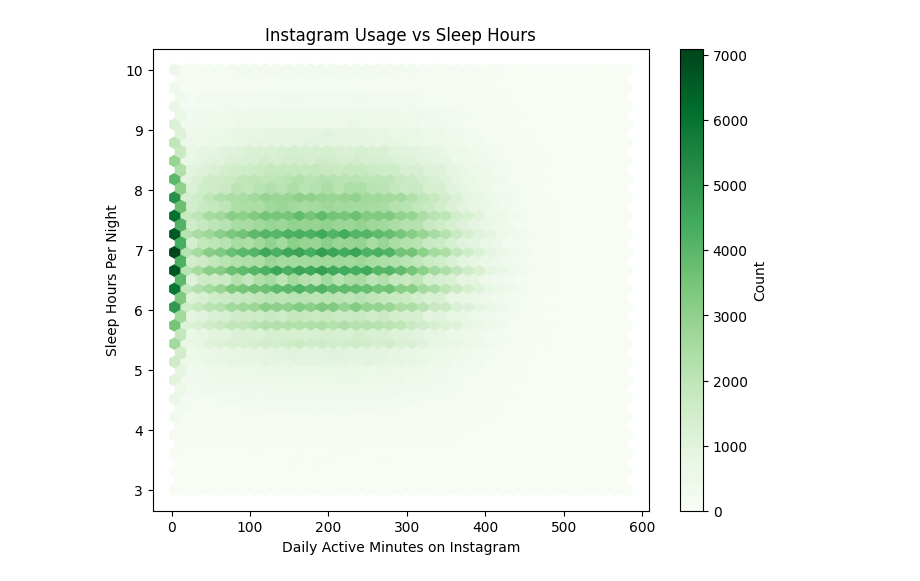
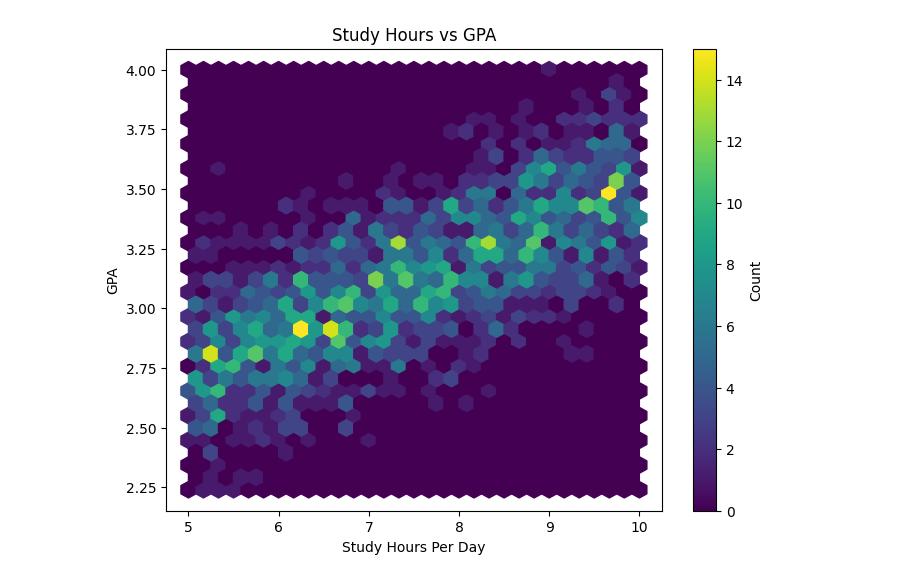
Before and after one commit to kparfait17/kparfait17.github.io, a Jupyter notebook: project/project.ipynb, the cells around one changed output. Saved outputs shown, nothing was run; the diff lists cells and outputs as text; code cells hidden in the pictures.

Commit message:
Completed additional work for Milestone 2.

```diff
--- a/project/project.ipynb
+++ b/project/project.ipynb
@@ -38,0 +25,16 @@ student_df.head()
+# %%
+# Dataset - Student Academic Performance
+student_df = pd.read_csv("../data/student_performance_dataset.csv")
+
+# Additional Dataset - Student Lifestyle Dataset
+lifestyle_df = pd.read_csv("../data/student_lifestyle_dataset.csv")
+
+# Clean attendance_rate (convert to numeric)
+student_df["attendance_rate"] = pd.to_numeric(
+    student_df["attendance_rate"],
+    errors="coerce"
+)
+
+# Dropping columns not useful for analysis
+student_df = student_df.drop(columns=["university_admission_year", "age", "hs_grad_year"])
+lifestyle_df = lifestyle_df.drop(columns=["Student_ID"])
@@ -134,20 +104,18 @@ plt.show()
 # %%
-# Hexbin for Sleep Hours and Minutes of Instagram Usage
-
-plt.figure(figsize=(8,6))
+# Hexbin for daily study hours and GPA
+plt.figure(figsize=(8, 6))
 
 plt.hexbin(
-    user_df["daily_active_minutes_instagram"],
-    user_df["sleep_hours_per_night"],
-    gridsize=40,
-    cmap="Greens"
+    lifestyle_df["Study_Hours_Per_Day"],
+    lifestyle_df["GPA"],
+    gridsize=30
 )
 
 plt.colorbar(label="Count")
-plt.xlabel("Daily Active Minutes on Instagram")
-plt.ylabel("Sleep Hours Per Night")
-plt.title("Instagram Usage vs Sleep Hours")
+plt.xlabel("Study Hours Per Day")
+plt.ylabel("GPA")
+plt.title("Study Hours vs GPA")
 
 plt.show()
 # %% [output]
-[figure, old version]
+[figure, new version]
```
Also changed, not shown: parts of 30 cells of this notebook.
